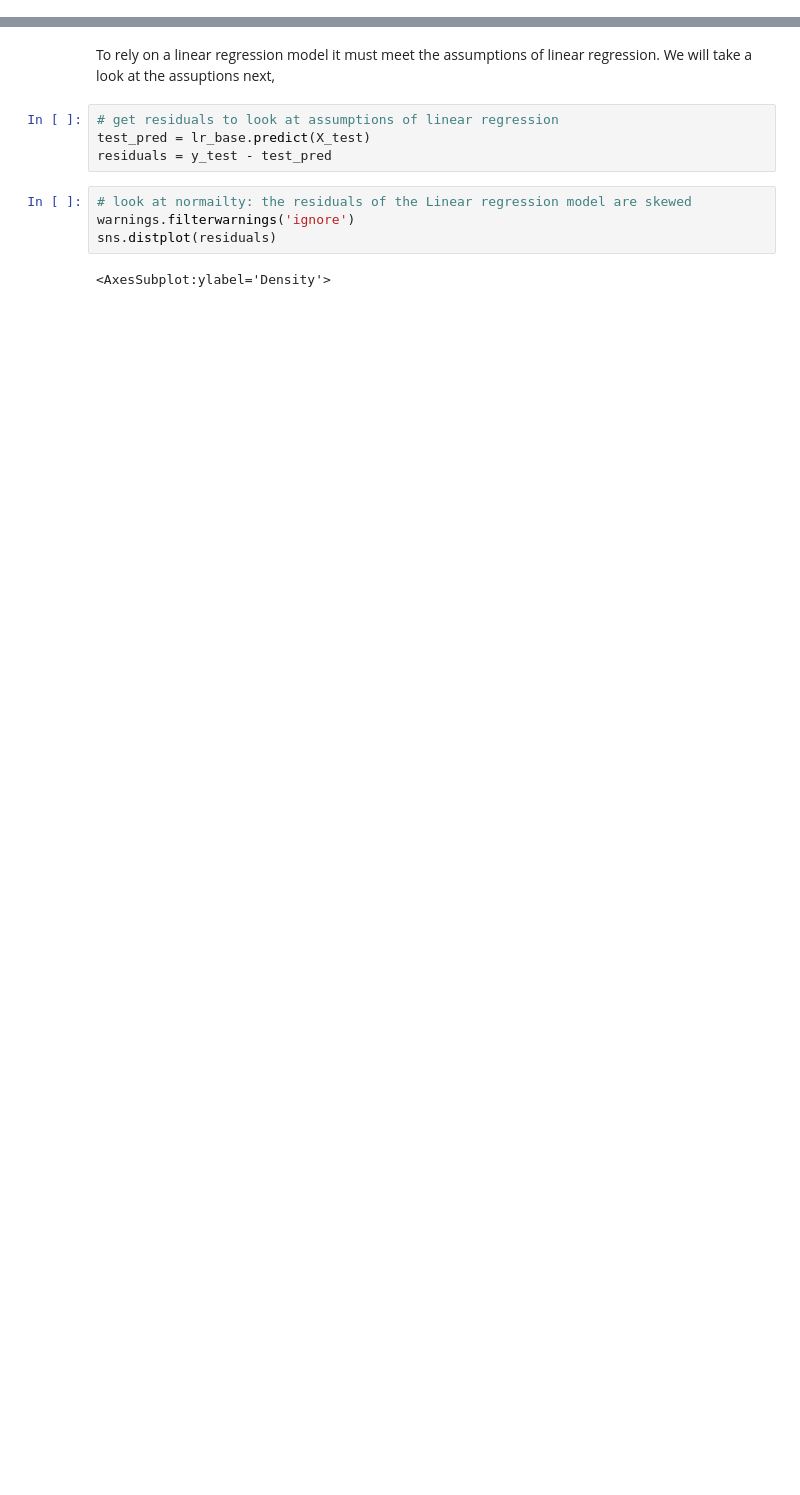
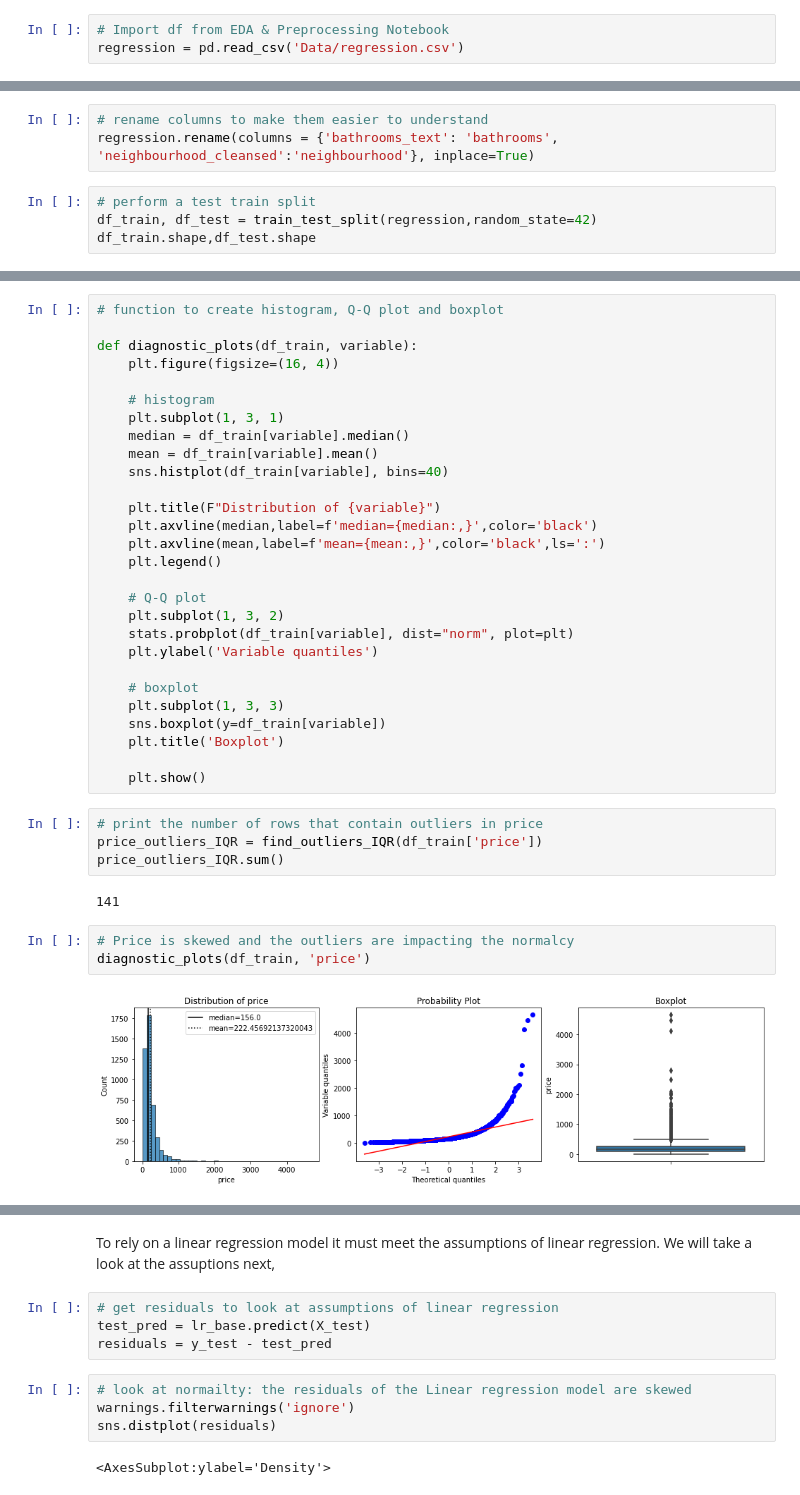
Before and after one commit to rachelfein/capstone, a Jupyter notebook: Model.ipynb, the cells around one changed output, grey strips where cells are left out. Saved outputs shown, nothing was run; the diff lists cells and outputs as text; blank space fills up the shorter version.

```diff
--- a/Model.ipynb
+++ b/Model.ipynb
@@ -89,0 +58,3 @@ def performance_metrics(model, X_test, y_test):
+# %%
+# Import df from EDA & Preprocessing Notebook
+regression = pd.read_csv('Data/regression.csv')
@@ -89,0 +68,7 @@ def performance_metrics(model, X_test, y_test):
+# %%
+# rename columns to make them easier to understand
+regression.rename(columns = {'bathrooms_text': 'bathrooms', 'neighbourhood_cleansed':'neighbourhood'}, inplace=True)
+# %%
+# perform a test train split
+df_train, df_test = train_test_split(regression,random_state=42)
+df_train.shape,df_test.shape
@@ -89,0 +155,39 @@ def performance_metrics(model, X_test, y_test):
+# %%
+# function to create histogram, Q-Q plot and boxplot
+
+def diagnostic_plots(df_train, variable):
+    plt.figure(figsize=(16, 4))
+
+    # histogram
+    plt.subplot(1, 3, 1)
+    median = df_train[variable].median()
+    mean = df_train[variable].mean()
+    sns.histplot(df_train[variable], bins=40)
+
+    plt.title(F"Distribution of {variable}")
+    plt.axvline(median,label=f'median={median:,}',color='black')
+    plt.axvline(mean,label=f'mean={mean:,}',color='black',ls=':')
+    plt.legend()
+
+    # Q-Q plot
+    plt.subplot(1, 3, 2)
+    stats.probplot(df_train[variable], dist="norm", plot=plt)
+    plt.ylabel('Variable quantiles')
+
+    # boxplot
+    plt.subplot(1, 3, 3)
+    sns.boxplot(y=df_train[variable])
+    plt.title('Boxplot')
+
+    plt.show()
+# %%
+# print the number of rows that contain outliers in price
+price_outliers_IQR = find_outliers_IQR(df_train['price'])
+price_outliers_IQR.sum()
+# %% [output]
+141
+# %%
+# Price is skewed and the outliers are impacting the normalcy
+diagnostic_plots(df_train, 'price')
+# %% [output]
+[figure, added]
```
Also changed, not shown: parts of 123 cells of this notebook, 1 other file.
